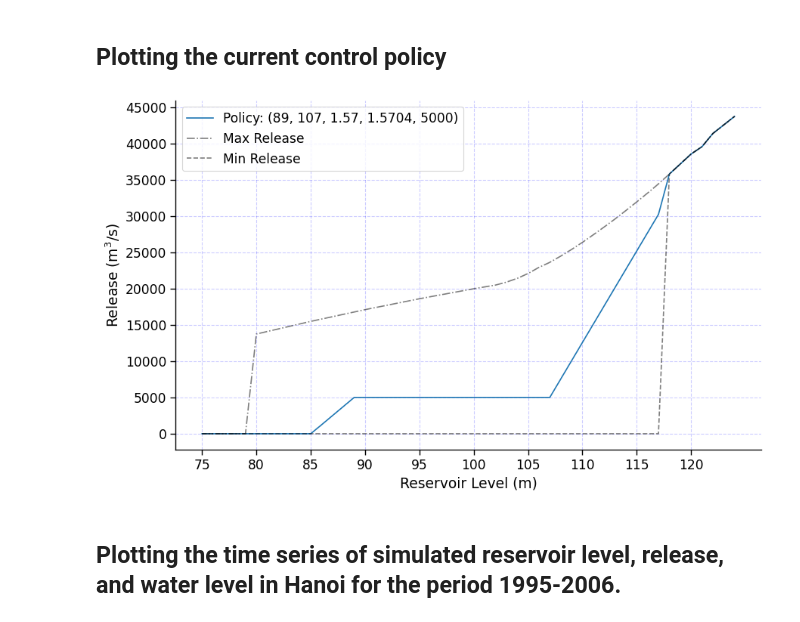
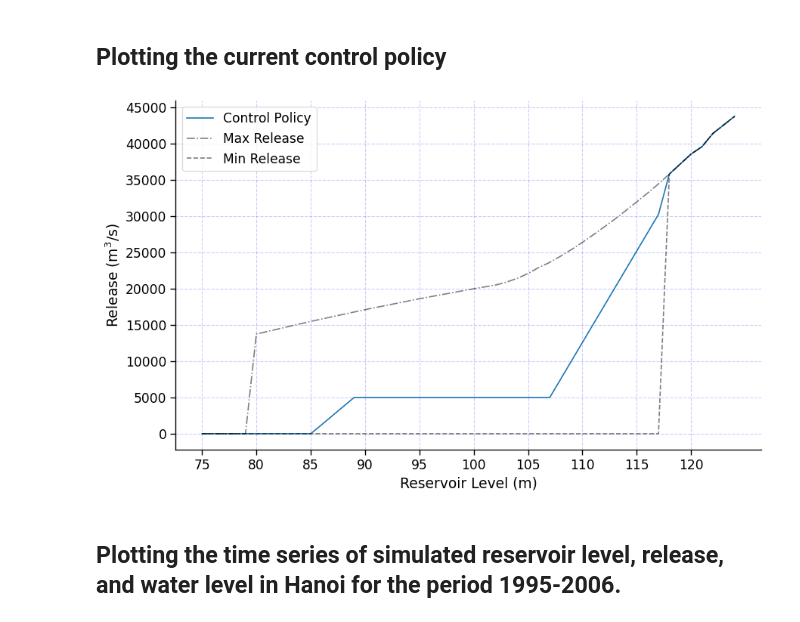
Before and after one commit to CooperBigFoot/optimal-wat-allocation, a Jupyter notebook: code/eda.ipynb, the cells around one changed output. Cells and saved outputs as stored; diff of their text form; code cells hidden in the pictures.

```diff
--- a/code/eda.ipynb
+++ b/code/eda.ipynb
@@ -44,9 +44,9 @@ qq, sys_params = model_setup(
 # %%
 control_policy = (89, 107, 1.57, 1.5704, 5000)
 
-plot_policy(policies=[control_policy], sys_params=sys_params)
+plot_policy(policies=[control_policy], sys_params=sys_params, names=["Control Policy"])
 # %% [output]
-[figure, old version]
+[figure, new version]
 # %% [markdown]
 ## Plotting the time series of simulated reservoir level, release, and water level in Hanoi for the period 1995-2006.
 # %%
```
Also changed, not shown: parts of 1 cell of this notebook.
